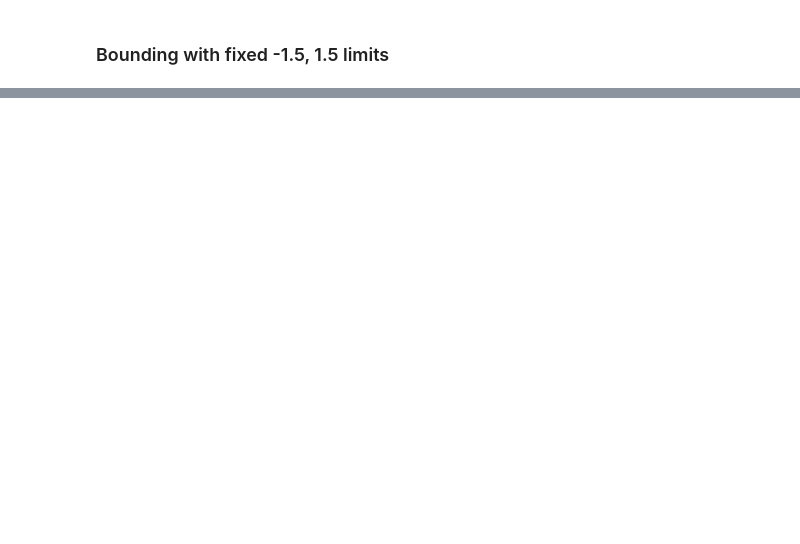
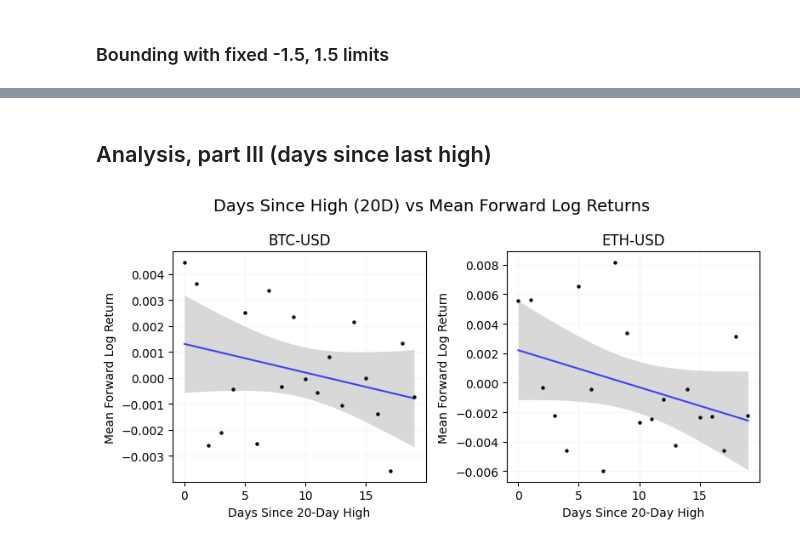
Before and after one commit to BlazOrsos/quant-journey, a Jupyter notebook: research/crypto_trend_effects/crypto_trend_effects.ipynb, the cells around one changed output, grey strips where cells are left out. Saved outputs shown, nothing was run; the diff lists cells and outputs as text; code cells hidden in the pictures; blank space fills up the shorter version.

Commit message:
dsh analysis added

```diff
--- a/research/crypto_trend_effects/crypto_trend_effects.ipynb
+++ b/research/crypto_trend_effects/crypto_trend_effects.ipynb
@@ -479,0 +480,2 @@ plt.show()
+# %% [markdown]
+## Analysis, part III (days since last high)
@@ -479,0 +522,60 @@ plt.show()
+# %%
+# Days Since High vs Mean Forward Log Returns Scatter Plots with Regression Lines
+
+# Create subplots
+fig, axes = plt.subplots(SUB_PLOTS_X, SUB_PLOTS_Y, figsize=(8, 4))
+fig.suptitle('Days Since High (20D) vs Mean Forward Log Returns', fontsize=14, y=0.98)
+
+for idx, ticker in enumerate(TICKERS):
+    ax = axes[idx]
+
+    # Prepare data for this ticker
+    df_scatter = pd.DataFrame({
+        'days_since_high': days_since_high_20d[('DaysSinceHigh20D', ticker)],
+        'next_day_log_returns': next_day_log_returns[('NextDayLogReturns', ticker)]
+    }).dropna()
+
+    # Group by days_since_high and calculate mean forward returns
+    grouped_means = df_scatter.groupby('days_since_high')['next_day_log_returns'].mean().reset_index()
+
+    # Fit linear regression
+    X = grouped_means['days_since_high'].values
+    y = grouped_means['next_day_log_returns'].values
+
+    X_with_const = np.column_stack([np.ones(len(X)), X])
+
+    # Calculate coefficients using least squares
+    coeffs = np.linalg.lstsq(X_with_const, y, rcond=None)[0]
+    intercept, slope = coeffs
+
+    # Calculate R-squared
+    y_pred = intercept + slope * X
+    ss_res = np.sum((y - y_pred) ** 2)
+    ss_tot = np.sum((y - np.mean(y)) ** 2)
+    r_squared = 1 - (ss_res / ss_tot)
+
+    # Create grid for prediction
+    x_grid = np.linspace(X.min(), X.max(), 200)
+    y_grid = intercept + slope * x_grid
+
+    # Calculate standard error and confidence intervals
+    n = len(X)
+    residuals = y - y_pred
+    mse = np.sum(residuals ** 2) / (n - 2)
+    se = np.sqrt(mse * (1/n + (x_grid - X.mean())**2 / np.sum((X - X.mean())**2)))
+    ci_margin = 1.96 * se  # 95% confidence interval
+
+    # Plot scatter and regression line
+    ax.scatter(X, y, s=10, color='black', alpha=1, edgecolors='black', linewidths=0, zorder=3)
+    ax.plot(x_grid, y_grid, color='blue', alpha=0.7, linewidth=1.5, label='Regression Line', zorder=2)
+    ax.fill_between(x_grid, y_grid - ci_margin, y_grid + ci_margin, color='gray', linewidth=0, alpha=0.3, label='95% CI', zorder=1)
+
+    ax.set_xlabel('Days Since 20-Day High')
+    ax.set_ylabel('Mean Forward Log Return')
+    ax.set_title(f'{ticker}')
+    ax.grid(True, alpha=0.2, color='lightgray')
+
+plt.tight_layout()
+plt.show()
+# %% [output]
+[figure, added]
```
Also changed, not shown: parts of 8 cells of this notebook.
